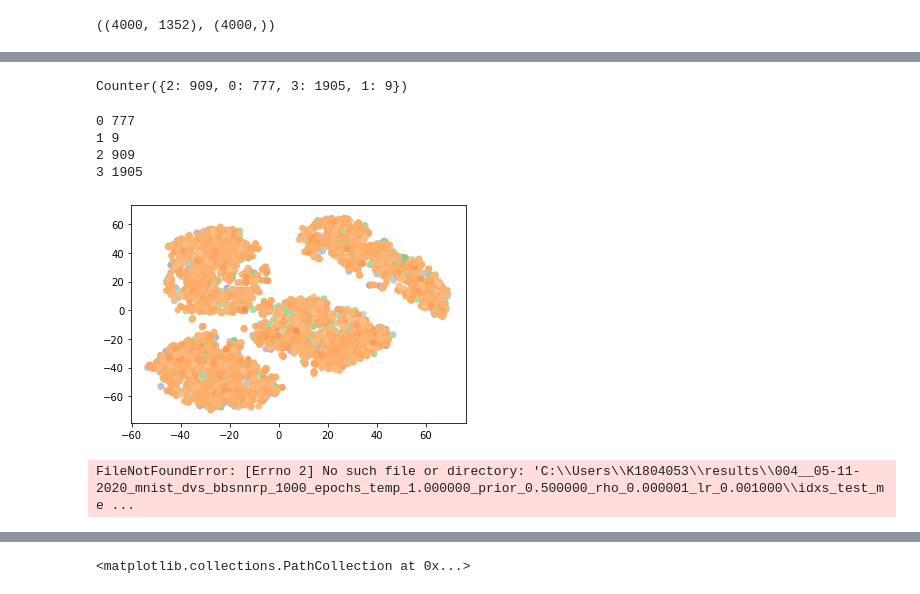
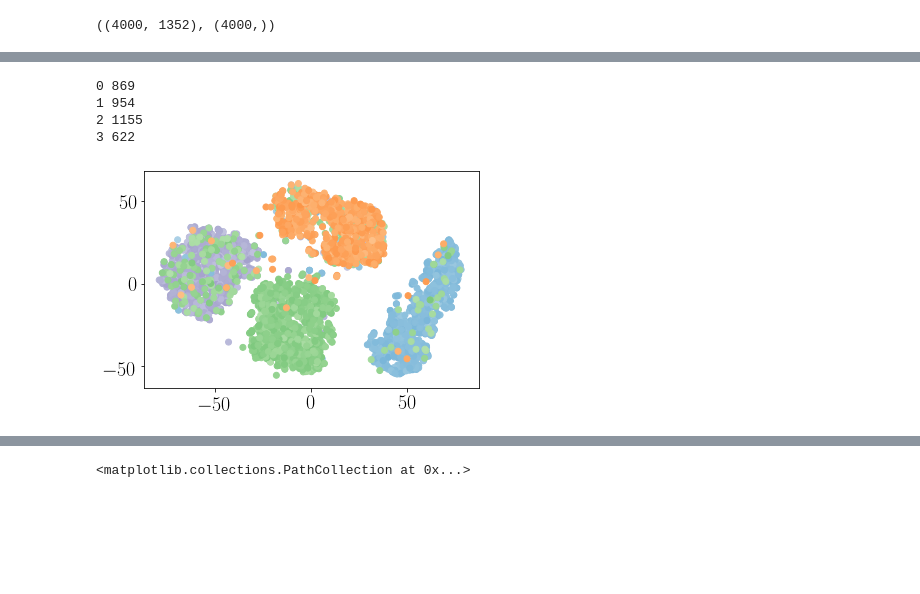
Before and after one commit to kclip/BayesBiSNN, a Jupyter notebook: BBSNN_notebook.ipynb, the cells around one changed output, grey strips where cells are left out. Saved outputs shown, nothing was run; the diff lists cells and outputs as text; code cells hidden in the pictures; blank space fills up the shorter version.

```diff
--- a/BBSNN_notebook.ipynb
+++ b/BBSNN_notebook.ipynb
@@ -273,3 +295,9 @@ labels_test = np.load(save_path + r'\labels_test.npy')
+# %%
+save_path = r"C:\Users\K1804053\OneDrive - King's College London\PhD\BayesBiSNN"
+inputs_train = np.load(save_path + r'\inputs_train_sorted.npy')
+labels_train = np.load(save_path + r'\labels_train_sorted.npy')
+inputs_test = np.load(save_path + r'\inputs_test_sorted.npy')
+labels_test = np.load(save_path + r'\labels_test_sorted.npy')
 # %%
 inputs_ = np.vstack((inputs_train, inputs_test))
 labels_ = np.hstack((labels_train, labels_test))
@@ -280,7 +312,7 @@ inputs_.shape, labels_.shape
 tsne = TSNE()
 test = tsne.fit_transform(inputs_)
 # %%
-results_file = r'C:\Users\K1804053\results\004__05-11-2020_mnist_dvs_bbsnnrp_1000_epochs_temp_1.000000_prior_0.500000_rho_0.000001_lr_0.001000'
+results_file = r'C:\Users\K1804053\results\002__05-11-2020_mnist_dvs_bbsnnrp_3000_epochs_temp_1.000000_prior_0.500000_rho_0.000001_lr_0.001000'
 
 idxs_train_mode = np.load(results_file + r'\idxs_test_mode.npy')
 preds_train_mode = np.load(results_file + r'\test_predictions_latest_mode.npy')
@@ -296,5 +328,18 @@ preds_train_mode = torch.softmax(torch.tensor(preds_train_mode), axis=-1).numpy(
 preds_test_mode = (preds_test_mode - np.min(preds_test_mode, axis=-1)[:, None]) / (np.max(preds_test_mode, axis=-1)[:, None] - np.min(preds_test_mode, axis=-1)[:, None])
 preds_test_mode = torch.softmax(torch.tensor(preds_test_mode), axis=-1).numpy()
 
-# preds_train_mode = np.max(preds_train_mode, axis=-1)
-preds_train_mode, preds_test_mode
+
+
+idxs_train_mean = np.load(results_file + r'\idxs_test_mean.npy')
+preds_train_mean = np.load(results_file + r'\test_predictions_latest_mean.npy')
+
+idxs_test_mean = np.load(results_file + r'\idxs_train_mean.npy')
+preds_test_mean = np.load(results_file + r'\train_predictions_latest_mean.npy')
+
+# preds_train_mean = (preds_train_mean - np.min(preds_train_mean)) / (np.max(preds_train_mean) - np.min(preds_train_mean))
+preds_train_mean = (preds_train_mean - np.min(preds_train_mean, axis=-1)[:, None]) / (np.max(preds_train_mean, axis=-1)[:, None] - np.min(preds_train_mean, axis=-1)[:, None])
+preds_train_mean = torch.softmax(torch.tensor(preds_train_mean), axis=-1).numpy()
+
+# preds_test_mean = (preds_test_mean - np.min(preds_test_mean)) / (np.max(preds_test_mean) - np.min(preds_test_mean))
+preds_test_mean = (preds_test_mean - np.min(preds_test_mean, axis=-1)[:, None]) / (np.max(preds_test_mean, axis=-1)[:, None] - np.min(preds_test_mean, axis=-1)[:, None])
+preds_test_mean = torch.softmax(torch.tensor(preds_test_mean), axis=-1).numpy()
@@ -336,49 +346,37 @@ array([8100, 8101, 8102, 8103, 8104, 8105, 8106, 8107, 8108, 8109, 8110,
-# %%
-Counter(np.argmax(preds_train_mode, axis=-1))
-# %% [output]
-Counter({2: 909, 0: 777, 3: 1905, 1: 9})
 # %%
 cmap = {0:'Purples', 1:'Blues', 2:'Greens', 3:'Oranges'}
 
 d1 = {i:i for i in range(1800)}
 d2 = {i+5400:i+1800 for i in range(900)}
 d3 = {i+8100:i+2700 for i in range(900)}
 mapping_fulltoreduced_train = dict(d1)
 mapping_fulltoreduced_train.update(d2)
 mapping_fulltoreduced_train.update(d3)
-n_samples_train = len(inputs_train)
+
+d1 = {i:i for i in range(200)}
+d2 = {i+600:i+200 for i in range(100)}
+d3 = {i+800:i+300 for i in range(100)}
+mapping_fulltoreduced_test = dict(d1)
+mapping_fulltoreduced_test.update(d2)
+mapping_fulltoreduced_test.update(d3)
+n_samples_test = len(inputs_test)
 
 labels_considered = [0, 1, 6, 9]
 for lbl in range(len(labels_considered)):
-    idxs_predicted_lbl = idxs_train_mode[np.where(np.argmax(preds_train_mode, axis=-1) == lbl)[0]]
+    idxs_predicted_lbl_train = idxs_train_mode[np.where(np.argmax(preds_train_mode, axis=-1) == lbl)[0]]
+    print(lbl, len(idxs_predicted_lbl))
+    idxs_transformed_train = [mapping_fulltoreduced_train[i] for i in idxs_predicted_lbl_train]
+    transformed = test[:n_samples_train][idxs_transformed_train]
+    plt.scatter(transformed[:, 0], transformed[:, 1], c=np.max(preds_train_mode[np.where(np.argmax(preds_train_mode, axis=-1) == lbl)[0]], axis=-1), cmap=cmap[lbl], vmin=0, vmax=1)
+
+    idxs_predicted_lbl_test = idxs_test_mode[np.where(np.argmax(preds_test_mode, axis=-1) == lbl)[0]]
     print(lbl, len(idxs_predicted_lbl))
     idxs_transformed = [mapping_fulltoreduced_train[i] for i in idxs_predicted_lbl]
     transformed = test[:n_samples_train][idxs_transformed]
-    plt.scatter(transformed[:, 0], transformed[:, 1], c=np.max(preds_train_mode, axis=-1)[np.where(np.argmax(preds_train_mode, axis=-1) == lbl)[0]], cmap=cmap[lbl], vmin=0, vmax=1)
+    plt.scatter(transformed[:, 0], transformed[:, 1], c=np.max(preds_train_mode[np.where(np.argmax(preds_train_mode, axis=-1) == lbl)[0]], axis=-1), cmap=cmap[lbl], vmin=0, vmax=1)
 # %% [output]
-0 777
-1 9
-2 909
-3 1905
+0 869
+1 954
+2 1155
+3 622
-[figure, old version]
+[figure, new version]
-# %%
-results_file = r'C:\Users\K1804053\results\004__05-11-2020_mnist_dvs_bbsnnrp_1000_epochs_temp_1.000000_prior_0.500000_rho_0.000001_lr_0.001000'
-
-idxs_train_mean = np.load(results_file + r'\idxs_test_mean.npy')
-preds_train_mean = np.load(results_file + r'\test_predictions_latest_mean.npy')
-
-idxs_test_mean = np.load(results_file + r'\idxs_train_mean.npy')
-preds_test_mean = np.load(results_file + r'\train_predictions_latest_mean.npy')
-
-# preds_train_mean = (preds_train_mean - np.min(preds_train_mean)) / (np.max(preds_train_mean) - np.min(preds_train_mean))
-preds_train_mean = (preds_train_mean - np.min(preds_train_mean, axis=-1)[:, None]) / (np.max(preds_train_mean, axis=-1)[:, None] - np.min(preds_train_mean, axis=-1)[:, None])
-preds_train_mean = torch.softmax(torch.tensor(preds_train_mean), axis=-1).numpy()
-
-# preds_test_mean = (preds_test_mean - np.min(preds_test_mean)) / (np.max(preds_test_mean) - np.min(preds_test_mean))
-preds_test_mean = (preds_test_mean - np.min(preds_test_mean, axis=-1)[:, None]) / (np.max(preds_test_mean, axis=-1)[:, None] - np.min(preds_test_mean, axis=-1)[:, None])
-preds_test_mean = torch.softmax(torch.tensor(preds_test_mean), axis=-1).numpy()
-
-# preds_train_mean = np.max(preds_train_mean, axis=-1)
-preds_train_mean, preds_test_mean
-# %% [output]
-FileNotFoundError: [Errno 2] No such file or directory: 'C:\\Users\\K1804053\\results\\004__05-11-2020_mnist_dvs_bbsnnrp_1000_epochs_temp_1.000000_prior_0.500000_rho_0.000001_lr_0.001000\\idxs_test_me ...
```
Also changed, not shown: parts of 6 cells of this notebook, 2 other files.
